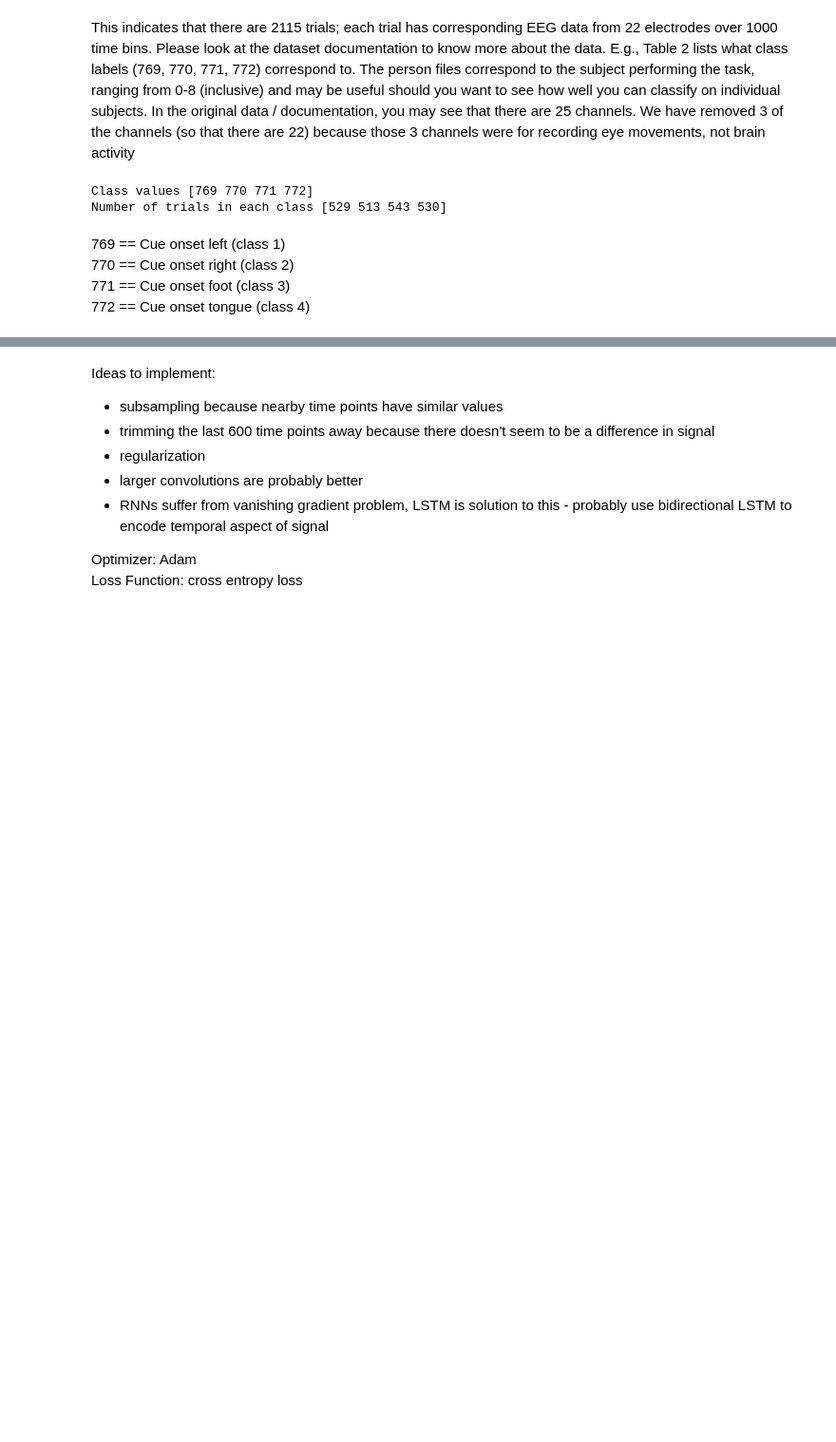
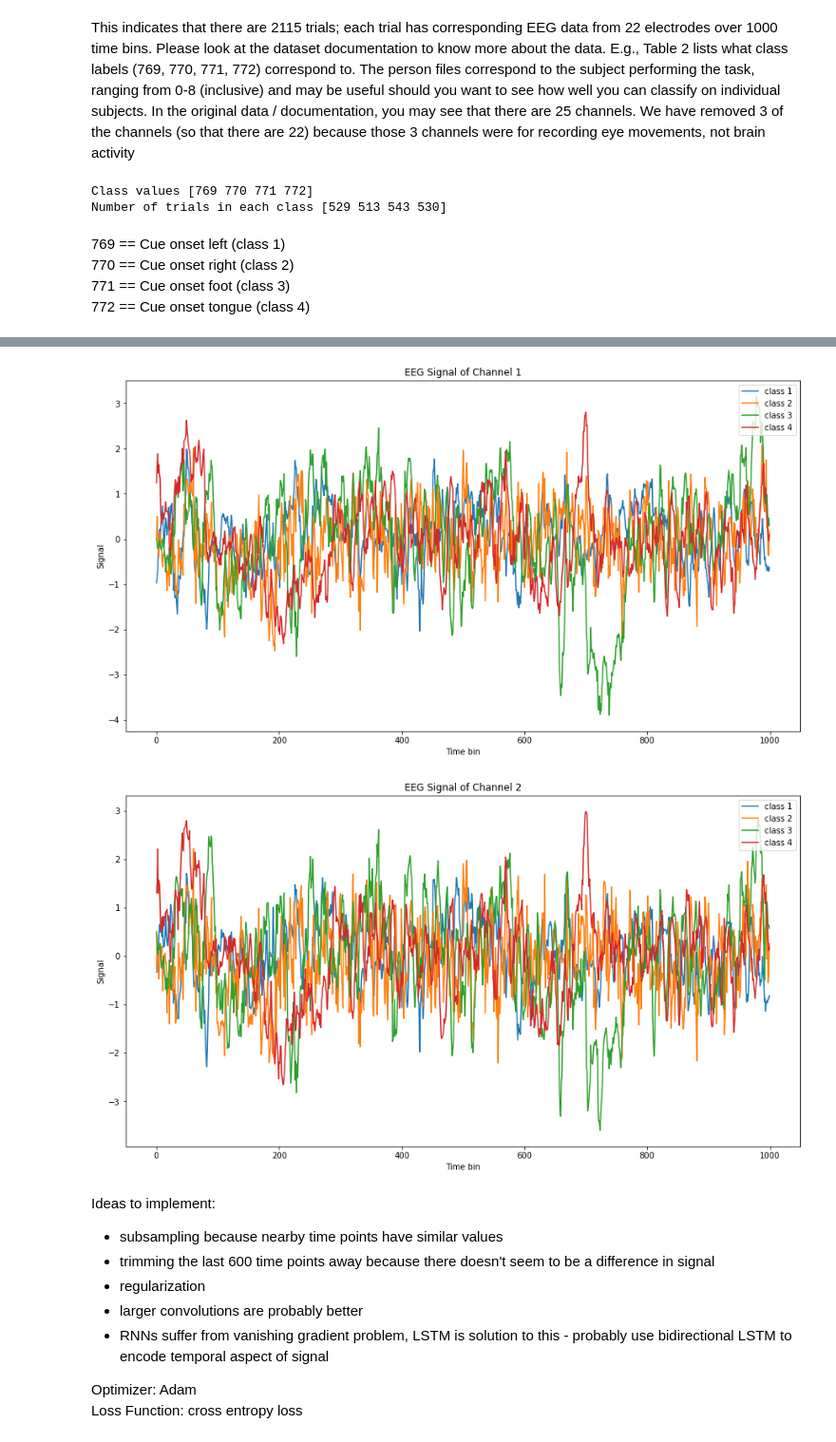
Before and after one commit to TaykhoomDalal/ECE_C147_Project, a Jupyter notebook: Taykhoom_Code/taykhoom_data_exploration.ipynb, the cells around one changed output, grey strips where cells are left out. Shown at 95% size. Drawn from its saved outputs; the diff is of its cells as text; code cells hidden in the pictures; blank space fills up the shorter version.

```diff
--- a/Taykhoom_Code/taykhoom_data_exploration.ipynb
+++ b/Taykhoom_Code/taykhoom_data_exploration.ipynb
@@ -68,3 +68,20 @@ for i in range(5):
+# %%
+X_noisy = aug.spawner(X_train_valid, y_train_valid)
+
+for i in range(2):
+    plt.figure(figsize=(15, 8))
+    plt.plot(X_noisy[2, :, i], label='class 1') # trial 3, channel 1, across all time points
+    plt.plot(X_noisy[7, :, i], label='class 2') # trial 8, channel 1, across all time points
+    plt.plot(X_noisy[0, :, i], label='class 3') # trial 1, channel 1, across all time points
+    plt.plot(X_noisy[1, :, i], label='class 4') # trial 2, channel 1, across all time points
+    plt.legend(loc="upper right")
+    plt.title('EEG Signal of Channel %d' % (i+1))
+    plt.xlabel('Time bin')
+    plt.ylabel('Signal')
+    plt.show()
+# %% [output]
+[figure, added]
+[figure, added]
 # %% [markdown]
 Ideas to implement:
 - subsampling because nearby time points have similar values
```
Also changed, not shown: parts of 4 cells of this notebook.
